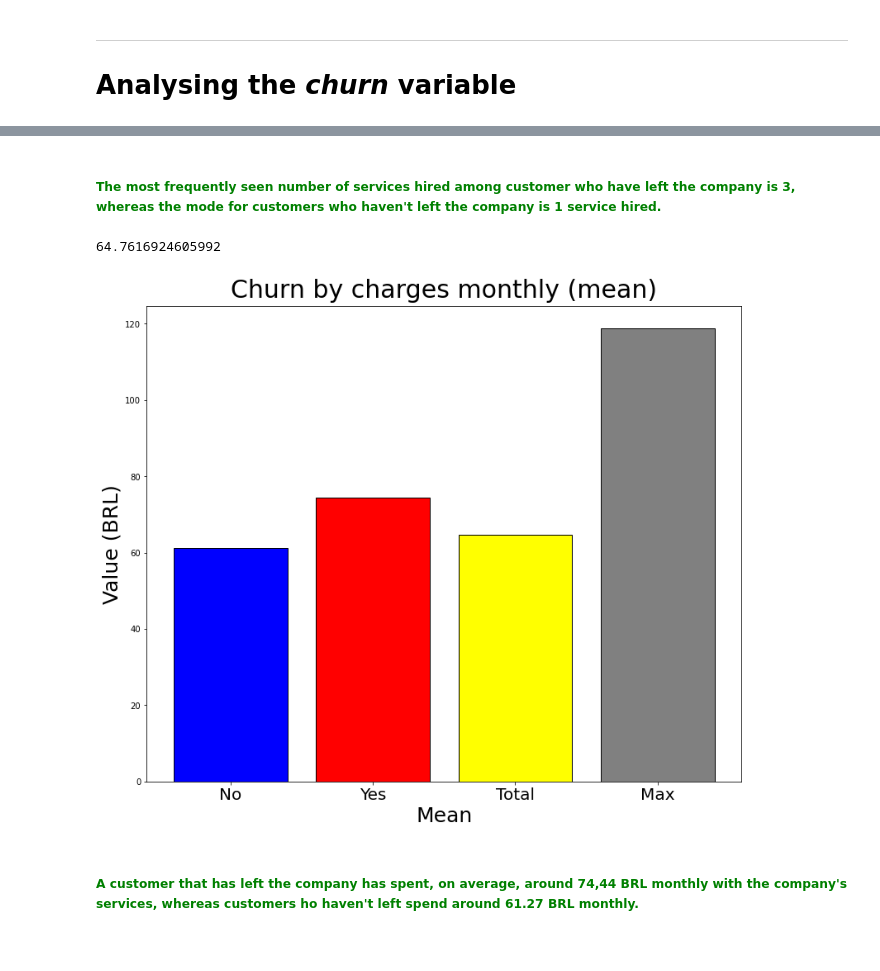
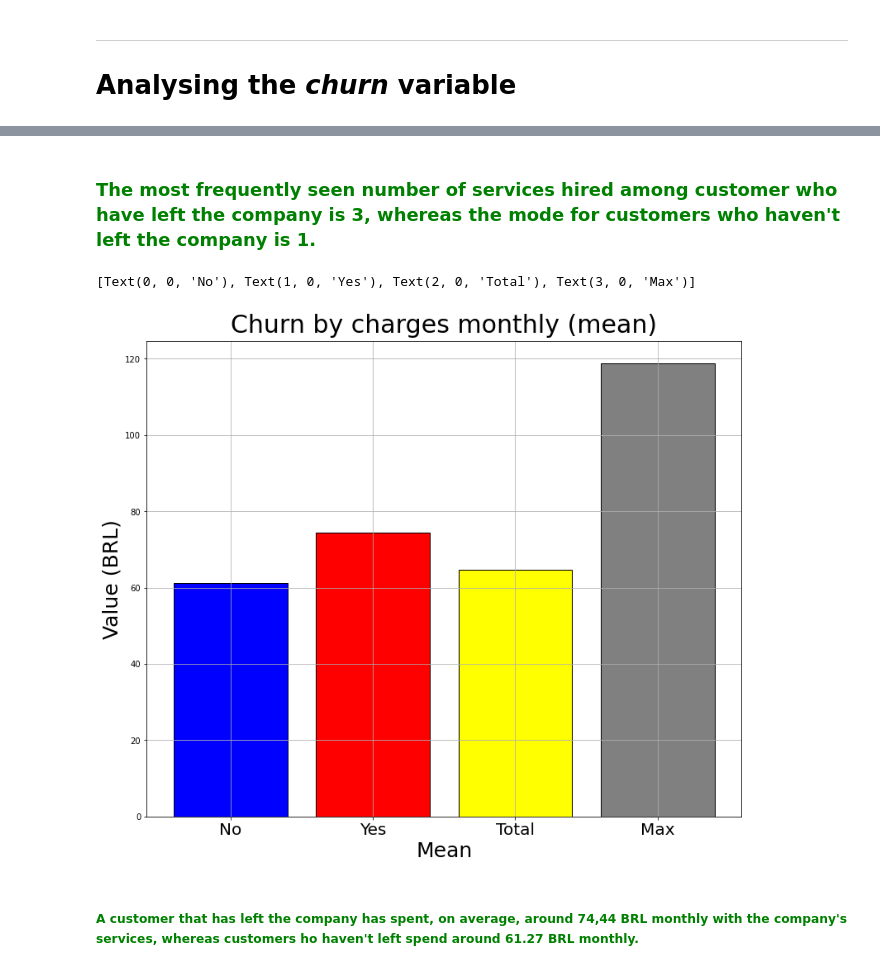
Before and after one commit to LupiVolpi/alura_challenge_data_science, a Jupyter notebook: week_2_Analysing_Visualizing_and_Drawing_Insights_from_the_dataset/alura_challenge_data_science_week_2.ipynb, the cells around one changed output, grey strips where cells are left out. Drawn from its saved outputs; the diff is of its cells as text; code cells hidden in the pictures.

```diff
--- a/week_2_Analysing_Visualizing_and_Drawing_Insights_from_the_dataset/alura_challenge_data_science_week_2.ipynb
+++ b/week_2_Analysing_Visualizing_and_Drawing_Insights_from_the_dataset/alura_challenge_data_science_week_2.ipynb
@@ -148,25 +197,24 @@ axis5.set_xticklabels(xlabels, fontsize = 20)
 # %% [markdown]
-##### <font color = "green"> The most frequently seen number of services hired among customer who have left the company is 3, whereas the mode for customers who haven't left the company is 1 service hired.
+### <font color = "green"> The most frequently seen number of services hired among customer who have left the company is 3, whereas the mode for customers who haven't left the company is 1.
 # %%
-fig6 = plt.figure(figsize = (10,8))
-axis6 = fig6.add_axes([0, 0, 1, 1])
+fig = plt.figure(figsize = (10,8)) # Creating an empty Matplotlib figure
+axis = fig.add_axes([0, 0, 1, 1]) # Adding an empty axis onto which the graph will be plotted
 
-data = [data_treated.query("churn == 'No'")["charges_monthly"].mean(), data_treated.query("churn == 'Yes'")["charges_monthly"].mean(), data_treated["charges_monthly"].mean(), data_treated["charges_monthly"].max()]
-index = range(len(data))
-xlabels = ["No", "Yes", "Total", "Max"]
+data = [data_treated.query("churn == 'No'")["charges_monthly"].mean(), data_treated.query("churn == 'Yes'")["charges_monthly"].mean(), data_treated["charges_monthly"].mean(), data_treated["charges_monthly"].max()] # Creating a list of values from different data subsets: the mean value of monthly charges only for customers that haven't left the company, the mean value of monthly charges for customers that have left the company and the highest monthly charges value in the entire dataset.
+index = range(len(data)) # Creating the index for the 'x' axis
+xlabels = ["No", "Yes", "Total", "Max"] # Creating the labels for the 'x' axis
 
-axis6.bar(index, data, color = ["blue", "red", "yellow", "gray"], edgecolor = "black")
-axis6.set_title("Churn by charges monthly (mean)", fontsize = 30, pad = 10)
-axis6.set_xlabel("Mean", fontsize = 25)
-axis6.set_ylabel("Value (BRL)", fontsize = 25)
+axis.grid(True) # Enabling the grid pattern
+axis.bar(index, data, color = ["blue", "red", "yellow", "gray"], edgecolor = "black") # Plotting the bar chart
+axis.set_title("Churn by charges monthly (mean)", fontsize = 30, pad = 10) # Setting the title
+axis.set_xlabel("Mean", fontsize = 25) # Setting the label of the 'x' axis
+axis.set_ylabel("Value (BRL)", fontsize = 25) # Setting the label of the 'y' axis
 
-axis6.set_xticks(index)
-axis6.set_xticklabels(xlabels, fontsize = 20)
-
-data_treated["charges_monthly"].mean()
+axis.set_xticks(index) # Setting the amount of values along the 'x' axis
+axis.set_xticklabels(xlabels, fontsize = 20) # Setting the labels for the values along the 'x' axis
 # %% [output]
-64.7616924605992
+[Text(0, 0, 'No'), Text(1, 0, 'Yes'), Text(2, 0, 'Total'), Text(3, 0, 'Max')]
-[figure, old version]
+[figure, new version]
 # %% [markdown]
 ##### <font color = "Green"> A customer that has left the company has spent, on average, around 74,44 BRL monthly with the company's services, whereas customers ho haven't left spend around 61.27 BRL monthly.
 # %% [markdown]
```
Also changed, not shown: parts of 26 cells of this notebook.
